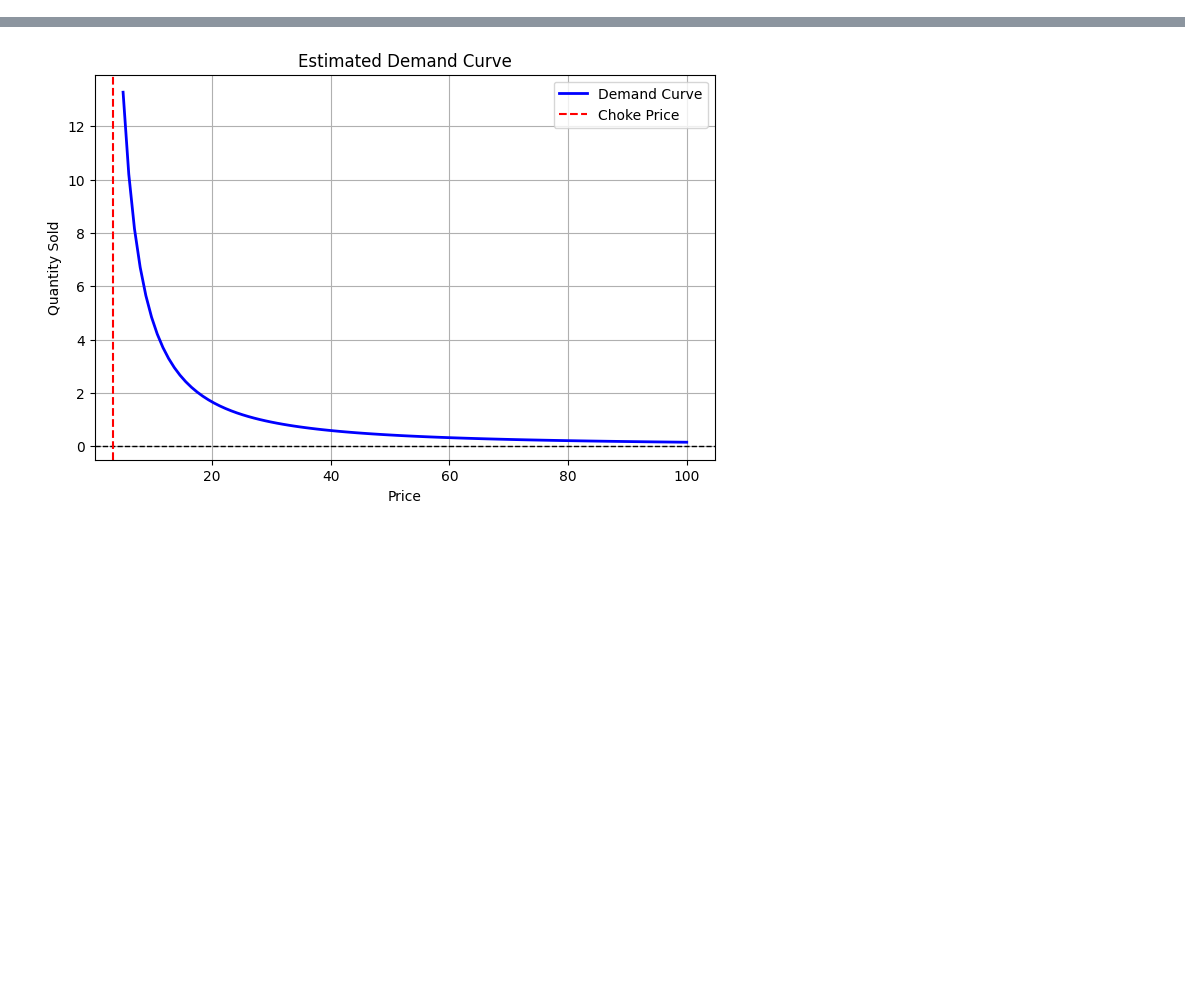
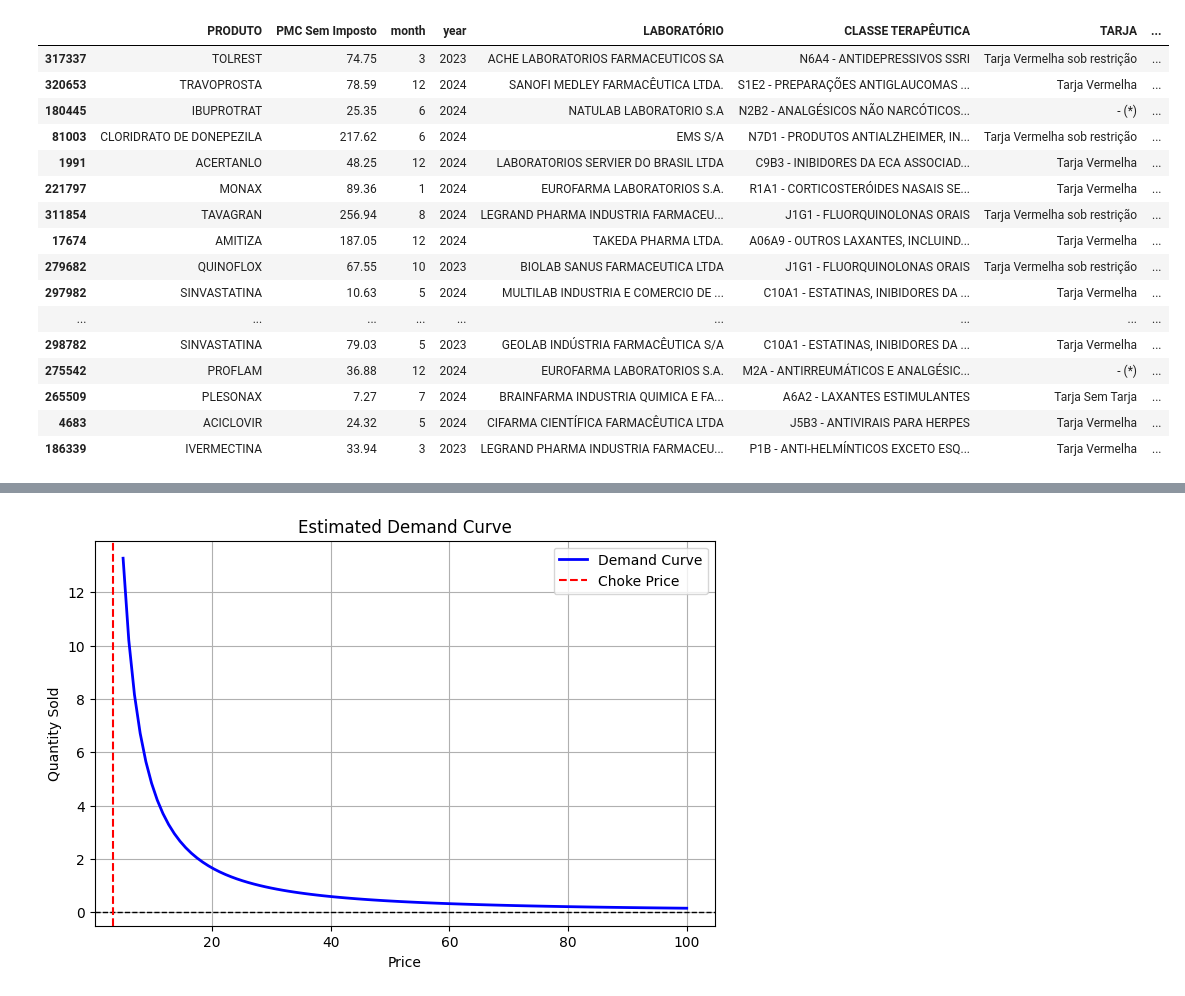
Before and after one commit to Jailsonrs/PricingSLM, a Jupyter notebook: models/modelling.ipynb, the cells around one changed output, grey strips where cells are left out. Cells and saved outputs as stored; diff of their text form; code cells hidden in the pictures; blank space fills up the shorter version.

```diff
--- a/models/modelling.ipynb
+++ b/models/modelling.ipynb
@@ -140,3 +80,23 @@ df_train['QUANTITY_SOLD'] = np.maximum(
+# %%
+df_train_grouped.sample(20)
+# %% [output]
+|  | PRODUTO | PMC Sem Imposto | month | year | LABORATÓRIO | CLASSE TERAPÊUTICA | TARJA | ... |
+| 317337 | TOLREST | 74.75 | 3 | 2023 | ACHE LABORATORIOS FARMACEUTICOS SA | N6A4 - ANTIDEPRESSIVOS SSRI | Tarja Vermelha sob restrição | ... |
+| 320653 | TRAVOPROSTA | 78.59 | 12 | 2024 | SANOFI MEDLEY FARMACÊUTICA LTDA. | S1E2 - PREPARAÇÕES ANTIGLAUCOMAS ... | Tarja Vermelha | ... |
+| 180445 | IBUPROTRAT | 25.35 | 6 | 2024 | NATULAB LABORATORIO S.A | N2B2 - ANALGÉSICOS NÃO NARCÓTICOS... | - (*) | ... |
+| 81003 | CLORIDRATO DE DONEPEZILA | 217.62 | 6 | 2024 | EMS S/A | N7D1 - PRODUTOS ANTIALZHEIMER, IN... | Tarja Vermelha sob restrição | ... |
+| 1991 | ACERTANLO | 48.25 | 12 | 2024 | LABORATORIOS SERVIER DO BRASIL LTDA | C9B3 - INIBIDORES DA ECA ASSOCIAD... | Tarja Vermelha | ... |
+| 221797 | MONAX | 89.36 | 1 | 2024 | EUROFARMA LABORATORIOS S.A. | R1A1 - CORTICOSTERÓIDES NASAIS SE... | Tarja Vermelha | ... |
+| 311854 | TAVAGRAN | 256.94 | 8 | 2024 | LEGRAND PHARMA INDUSTRIA FARMACEU... | J1G1 - FLUORQUINOLONAS ORAIS | Tarja Vermelha sob restrição | ... |
+| 17674 | AMITIZA | 187.05 | 12 | 2024 | TAKEDA PHARMA LTDA. | A06A9 - OUTROS LAXANTES, INCLUIND... | Tarja Vermelha | ... |
+| 279682 | QUINOFLOX | 67.55 | 10 | 2023 | BIOLAB SANUS FARMACEUTICA LTDA | J1G1 - FLUORQUINOLONAS ORAIS | Tarja Vermelha sob restrição | ... |
+| 297982 | SINVASTATINA | 10.63 | 5 | 2024 | MULTILAB INDUSTRIA E COMERCIO DE ... | C10A1 - ESTATINAS, INIBIDORES DA ... | Tarja Vermelha | ... |
+| ... | ... | ... | ... | ... | ... | ... | ... | ... |
+| 298782 | SINVASTATINA | 79.03 | 5 | 2023 | GEOLAB INDÚSTRIA FARMACÊUTICA S/A | C10A1 - ESTATINAS, INIBIDORES DA ... | Tarja Vermelha | ... |
+| 275542 | PROFLAM | 36.88 | 12 | 2024 | EUROFARMA LABORATORIOS S.A. | M2A - ANTIRREUMÁTICOS E ANALGÉSIC... | - (*) | ... |
+| 265509 | PLESONAX | 7.27 | 7 | 2024 | BRAINFARMA INDUSTRIA QUIMICA E FA... | A6A2 - LAXANTES ESTIMULANTES | Tarja Sem Tarja | ... |
+| 4683 | ACICLOVIR | 24.32 | 5 | 2024 | CIFARMA CIENTÍFICA FARMACÊUTICA LTDA | J5B3 - ANTIVIRAIS PARA HERPES | Tarja Vermelha | ... |
+| 186339 | IVERMECTINA | 33.94 | 3 | 2023 | LEGRAND PHARMA INDUSTRIA FARMACEU... | P1B - ANTI-HELMÍNTICOS EXCETO ESQ... | Tarja Vermelha | ... |
 # %%
 #Choose one product, for example, 'BAYCUTEN N'
 
```
Also changed, not shown: parts of 16 cells of this notebook, 2 other files.
